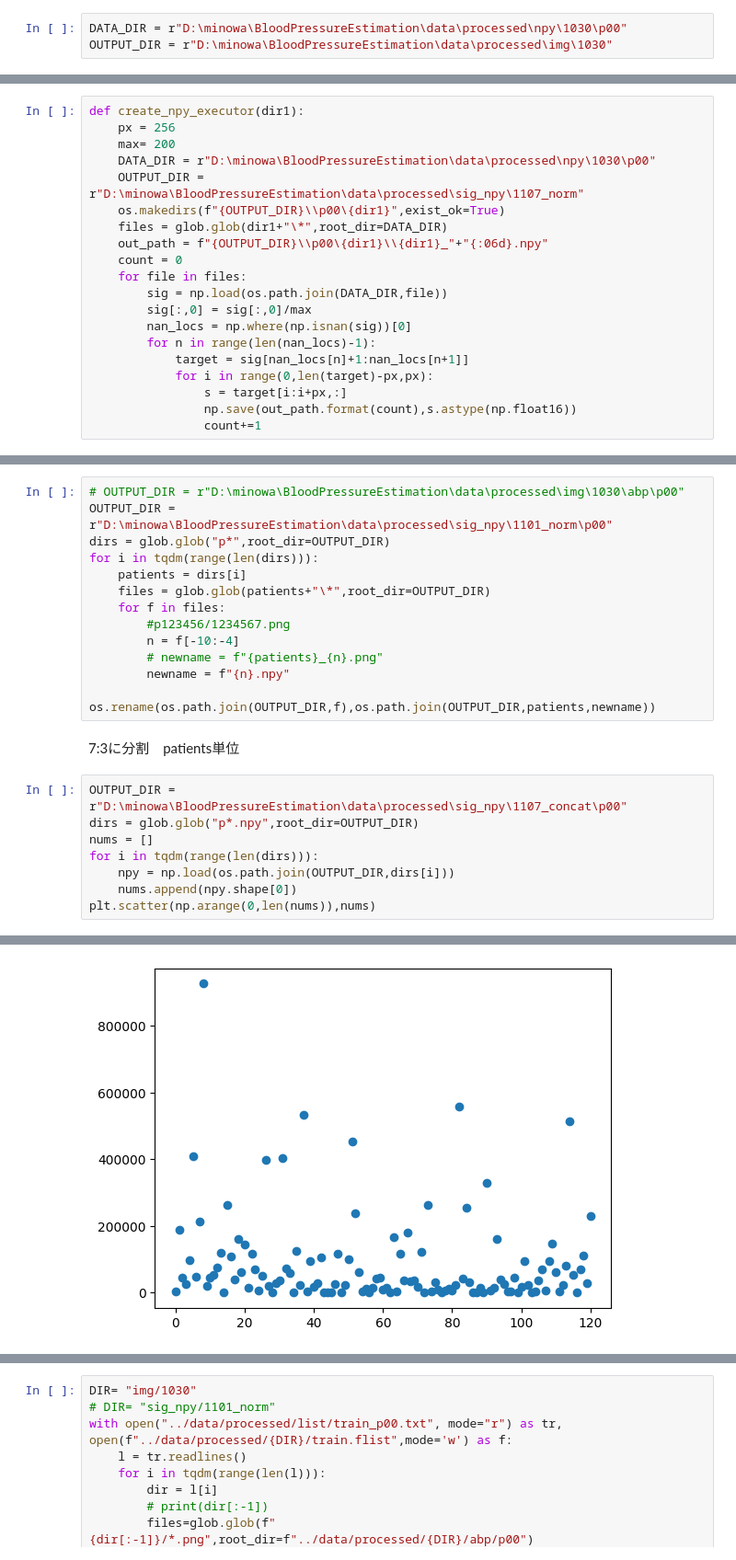
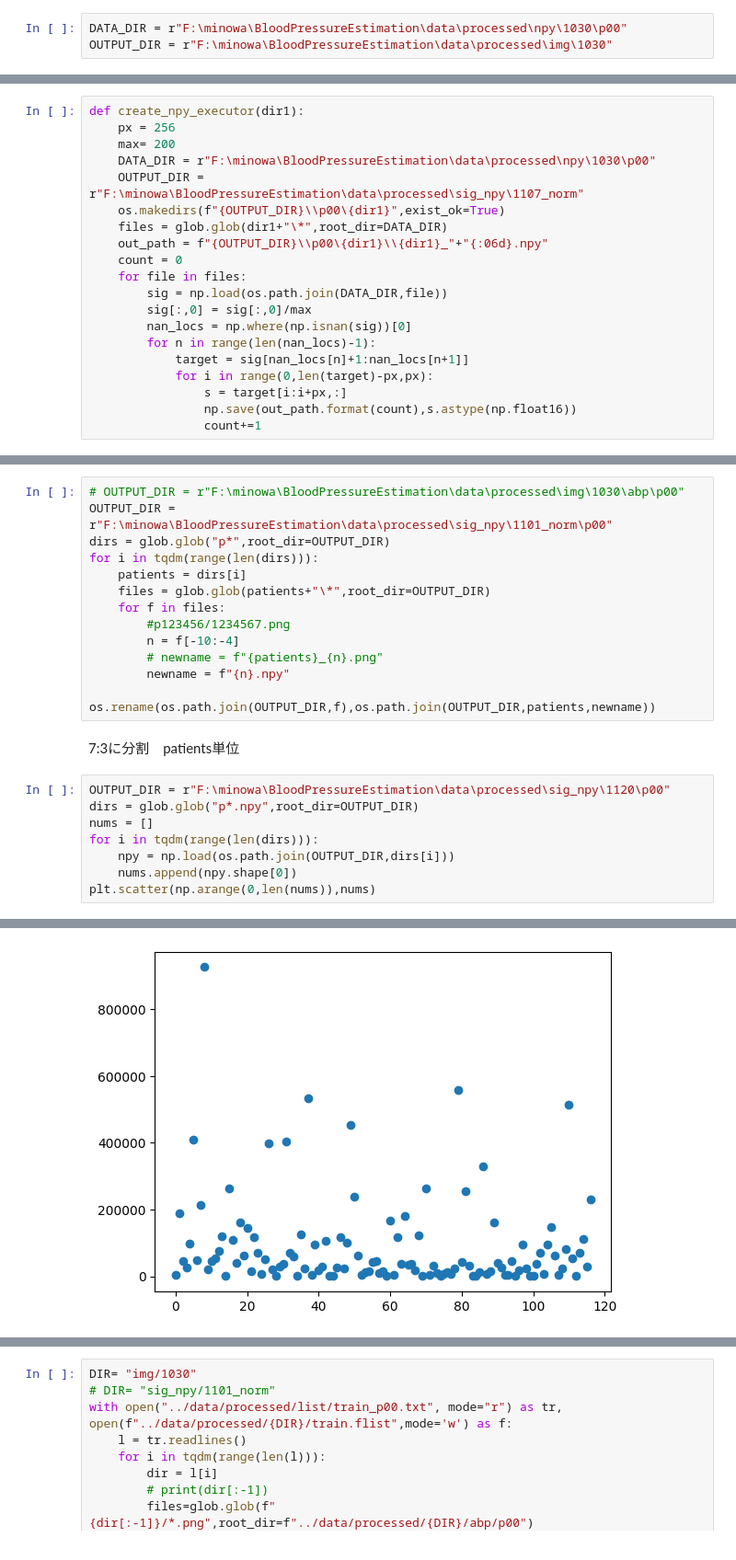
Before and after one commit to ax6000/BloodPressureEstimation, a Jupyter notebook: notebooks/create_image_data.ipynb, the cells around one changed output, grey strips where cells are left out. Shown: that part at 92% size. Cells and saved outputs as stored; diff of their text form.

```diff
--- a/notebooks/create_image_data.ipynb
+++ b/notebooks/create_image_data.ipynb
@@ -7,8 +7,8 @@ from tqdm import tqdm
 from PIL import Image
 import matplotlib.pyplot as plt
 # %%
-DATA_DIR = r"D:\minowa\BloodPressureEstimation\data\processed\npy\1030\p00"
-OUTPUT_DIR = r"D:\minowa\BloodPressureEstimation\data\processed\img\1030"
+DATA_DIR = r"F:\minowa\BloodPressureEstimation\data\processed\npy\1030\p00"
+OUTPUT_DIR = r"F:\minowa\BloodPressureEstimation\data\processed\img\1030"
 # %%
 def create_signal_images(target,count,out_path_abp,out_path_ppg):
     px = 256
@@ -55,8 +55,8 @@ def create_image_executor(dir1):
 def create_npy_executor(dir1):
     px = 256
     max= 200
-    DATA_DIR = r"D:\minowa\BloodPressureEstimation\data\processed\npy\1030\p00"
-    OUTPUT_DIR = r"D:\minowa\BloodPressureEstimation\data\processed\sig_npy\1107_norm"
+    DATA_DIR = r"F:\minowa\BloodPressureEstimation\data\processed\npy\1030\p00"
+    OUTPUT_DIR = r"F:\minowa\BloodPressureEstimation\data\processed\sig_npy\1107_norm"
     os.makedirs(f"{OUTPUT_DIR}\\p00\{dir1}",exist_ok=True)
     files = glob.glob(dir1+"\*",root_dir=DATA_DIR)
     out_path = f"{OUTPUT_DIR}\\p00\{dir1}\\{dir1}_"+"{:06d}.npy"
@@ -96,8 +96,8 @@ KeyboardInterrupt:
 # filename修正
 p000000_000000.png
 # %%
-# OUTPUT_DIR = r"D:\minowa\BloodPressureEstimation\data\processed\img\1030\abp\p00"
-OUTPUT_DIR = r"D:\minowa\BloodPressureEstimation\data\processed\sig_npy\1101_norm\p00"
+# OUTPUT_DIR = r"F:\minowa\BloodPressureEstimation\data\processed\img\1030\abp\p00"
+OUTPUT_DIR = r"F:\minowa\BloodPressureEstimation\data\processed\sig_npy\1101_norm\p00"
 dirs = glob.glob("p*",root_dir=OUTPUT_DIR)
 for i in tqdm(range(len(dirs))):
     patients = dirs[i]
@@ -111,16 +111,16 @@ for i in tqdm(range(len(dirs))):
 # %% [markdown]
 7:3に分割　patients単位
 # %%
-OUTPUT_DIR = r"D:\minowa\BloodPressureEstimation\data\processed\sig_npy\1107_concat\p00"
+OUTPUT_DIR = r"F:\minowa\BloodPressureEstimation\data\processed\sig_npy\1120\p00"
 dirs = glob.glob("p*.npy",root_dir=OUTPUT_DIR)
 nums = []
 for i in tqdm(range(len(dirs))):
     npy = np.load(os.path.join(OUTPUT_DIR,dirs[i]))
     nums.append(npy.shape[0])
 plt.scatter(np.arange(0,len(nums)),nums)
 # %% [output]
 <matplotlib.collections.PathCollection at 0x...>
-[figure, old version]
+[figure, new version]
 # %%
 npy.dtype
 # %% [output]
```
Also changed, not shown: parts of 18 cells of this notebook, 9 other files.
